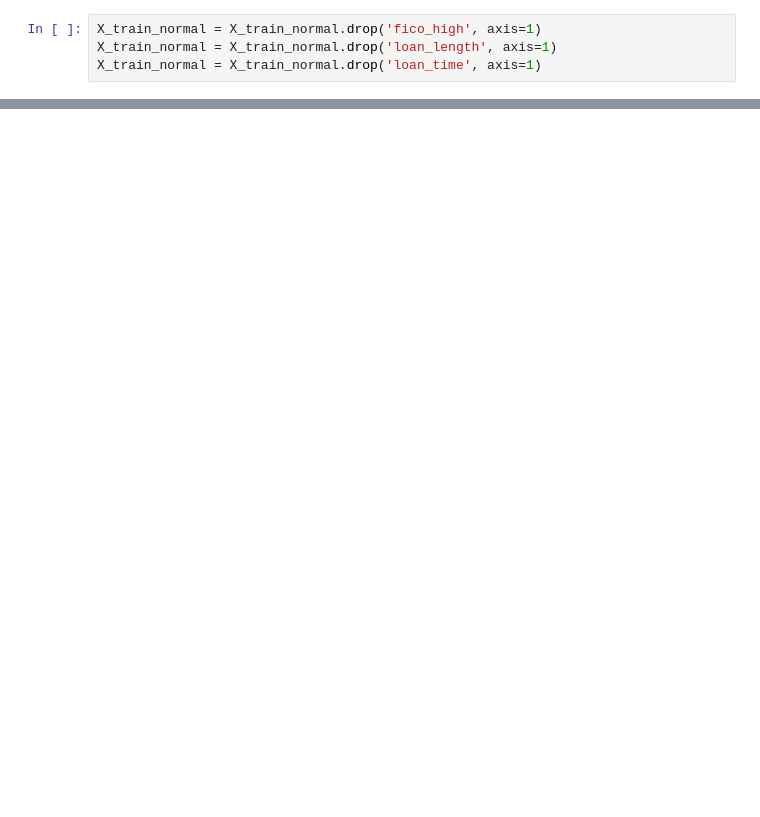
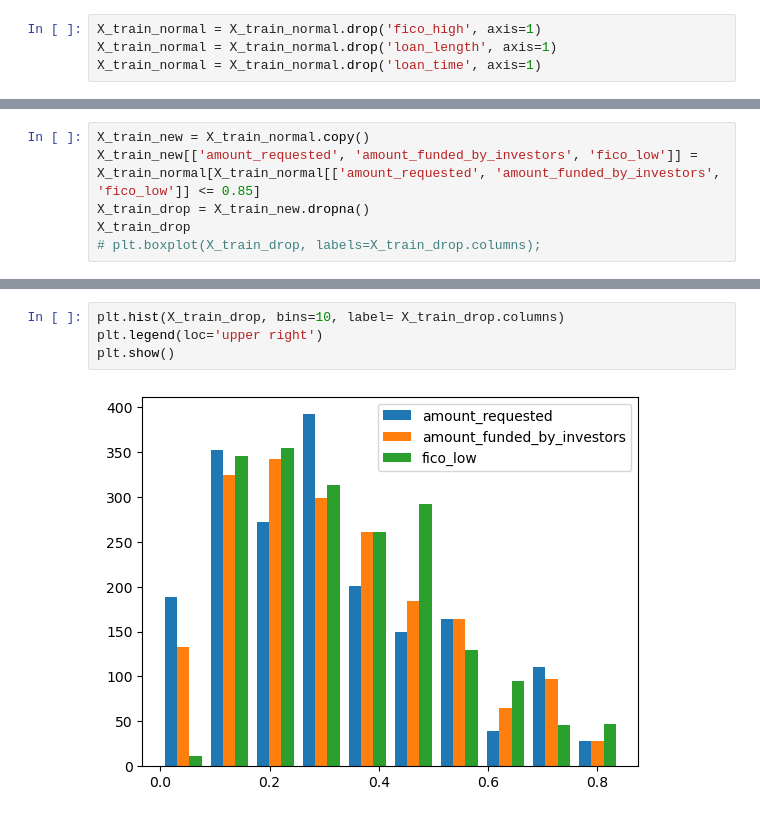
Before and after one commit to j-forte/Liner-Regression_CaseStudy, a Jupyter notebook: main.ipynb, the cells around one changed output, grey strips where cells are left out. Saved outputs shown, nothing was run; the diff lists cells and outputs as text; blank space fills up the shorter version.

```diff
--- a/main.ipynb
+++ b/main.ipynb
@@ -299,0 +323,6 @@ plt.show()
+# %%
+X_train_new = X_train_normal.copy()
+X_train_new[['amount_requested', 'amount_funded_by_investors', 'fico_low']] = X_train_normal[X_train_normal[['amount_requested', 'amount_funded_by_investors', 'fico_low']] <= 0.85]
+X_train_drop = X_train_new.dropna()
+X_train_drop
+# plt.boxplot(X_train_drop, labels=X_train_drop.columns);
@@ -299,0 +343,6 @@ plt.show()
+# %%
+plt.hist(X_train_drop, bins=10, label= X_train_drop.columns)
+plt.legend(loc='upper right')
+plt.show()
+# %% [output]
+[figure, added]
```
Also changed, not shown: parts of 20 cells of this notebook, 1 other file.
